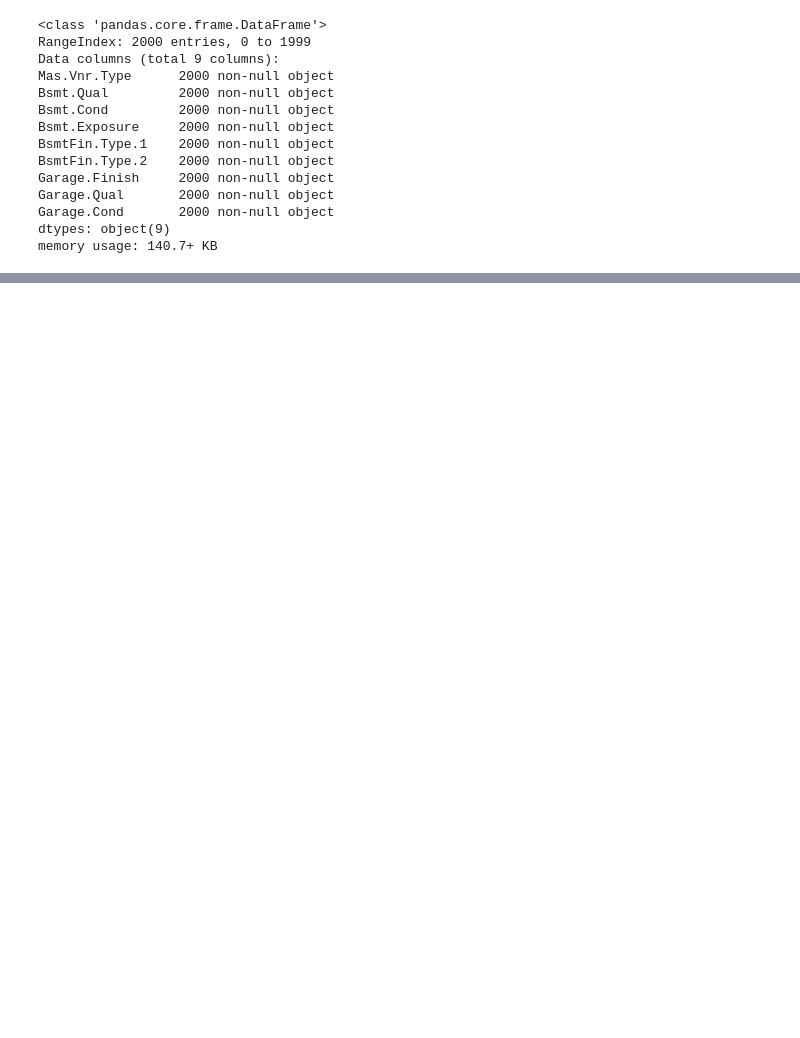
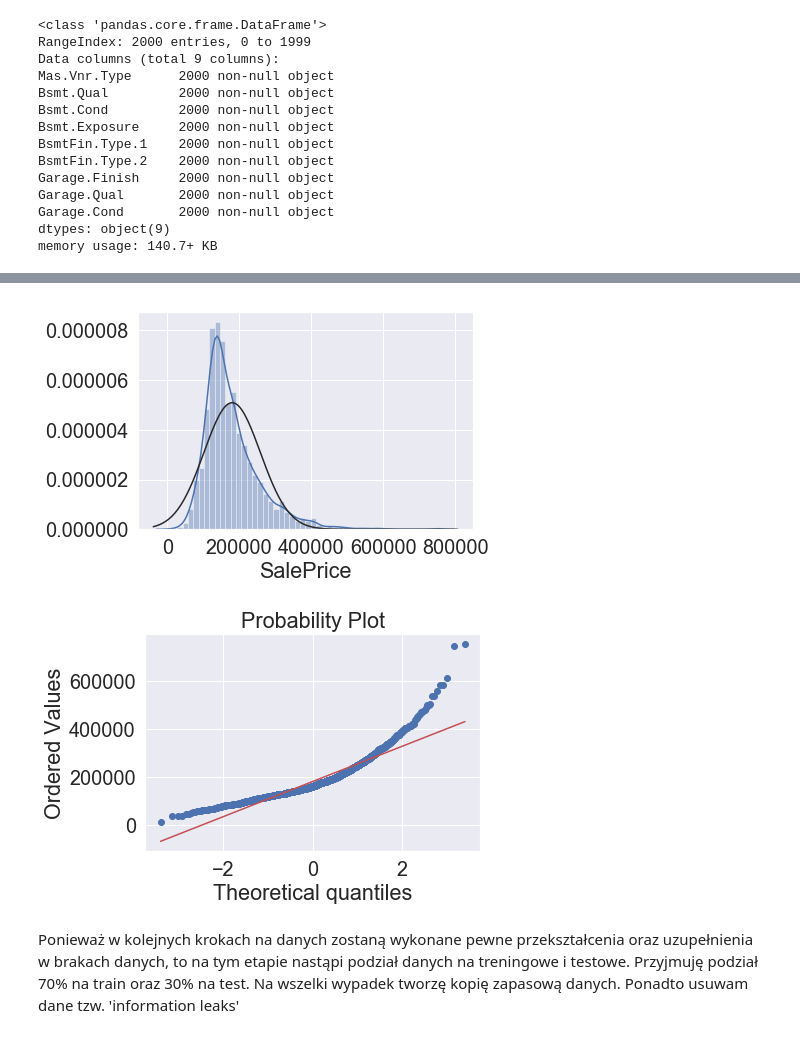
Before and after one commit to edytakudla/Ames_Prices_Predicting_Project, a Jupyter notebook: Project Ames.ipynb, the cells around one changed output, grey strips where cells are left out. Cells and saved outputs as stored; diff of their text form; code cells hidden in the pictures; blank space fills up the shorter version.

```diff
--- a/Project Ames.ipynb
+++ b/Project Ames.ipynb
@@ -251,0 +521,12 @@ plt.show()
+# %%
+# df['SalePrice'].plot.hist()
+sns.distplot(df['SalePrice'], fit=stats.norm);
+fig = plt.figure()
+res = stats.probplot(df['SalePrice'], plot=plt)
+# %% [output]
+[figure, added]
+[figure, added]
+# %% [markdown]
+Ponieważ w kolejnych krokach na danych zostaną wykonane pewne przekształcenia oraz uzupełnienia w brakach danych, to na tym etapie nastąpi podział danych na treningowe i testowe.
+Przyjmuję podział 70% na train oraz 30% na test. Na wszelki wypadek tworzę kopię zapasową danych.
+Ponadto usuwam dane tzw. 'information leaks'
```
Also changed, not shown: parts of 74 cells of this notebook.
